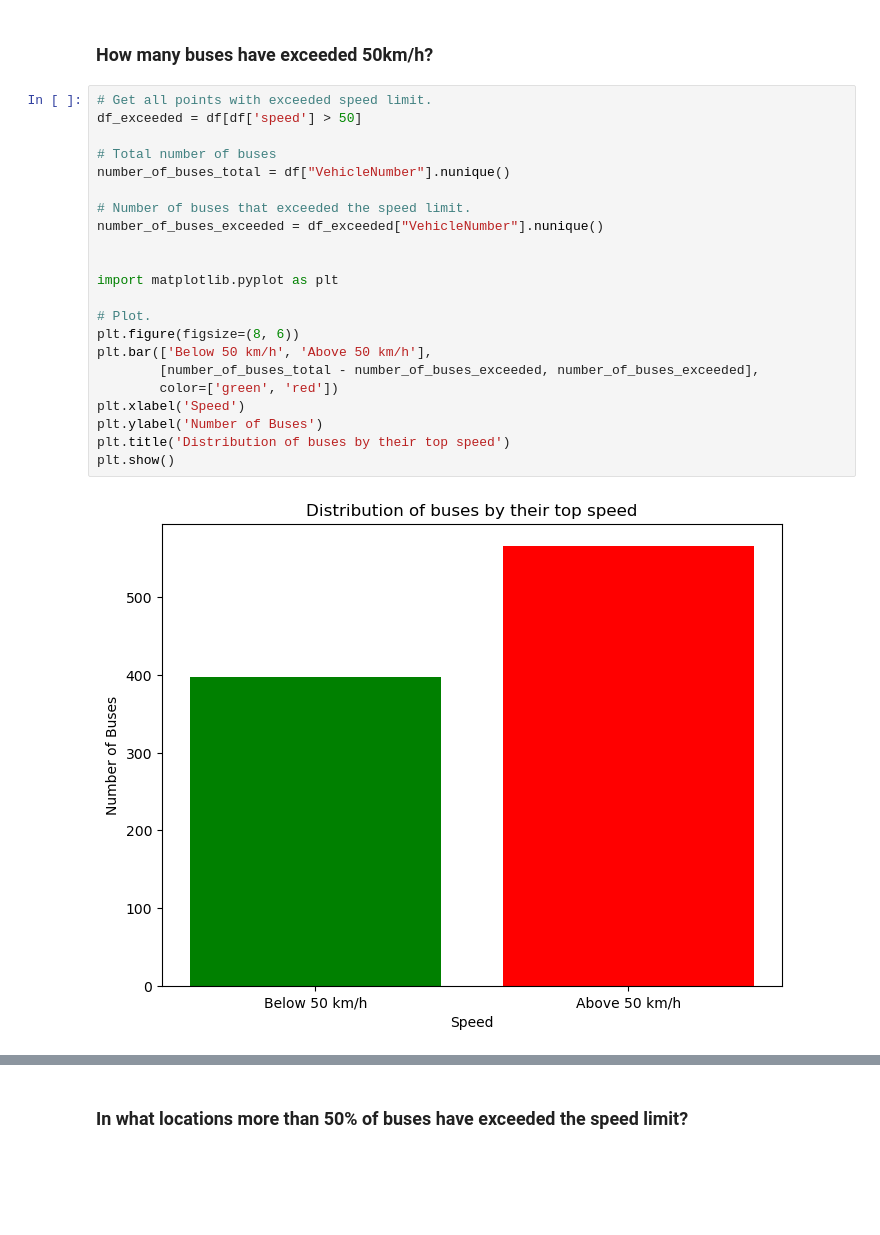
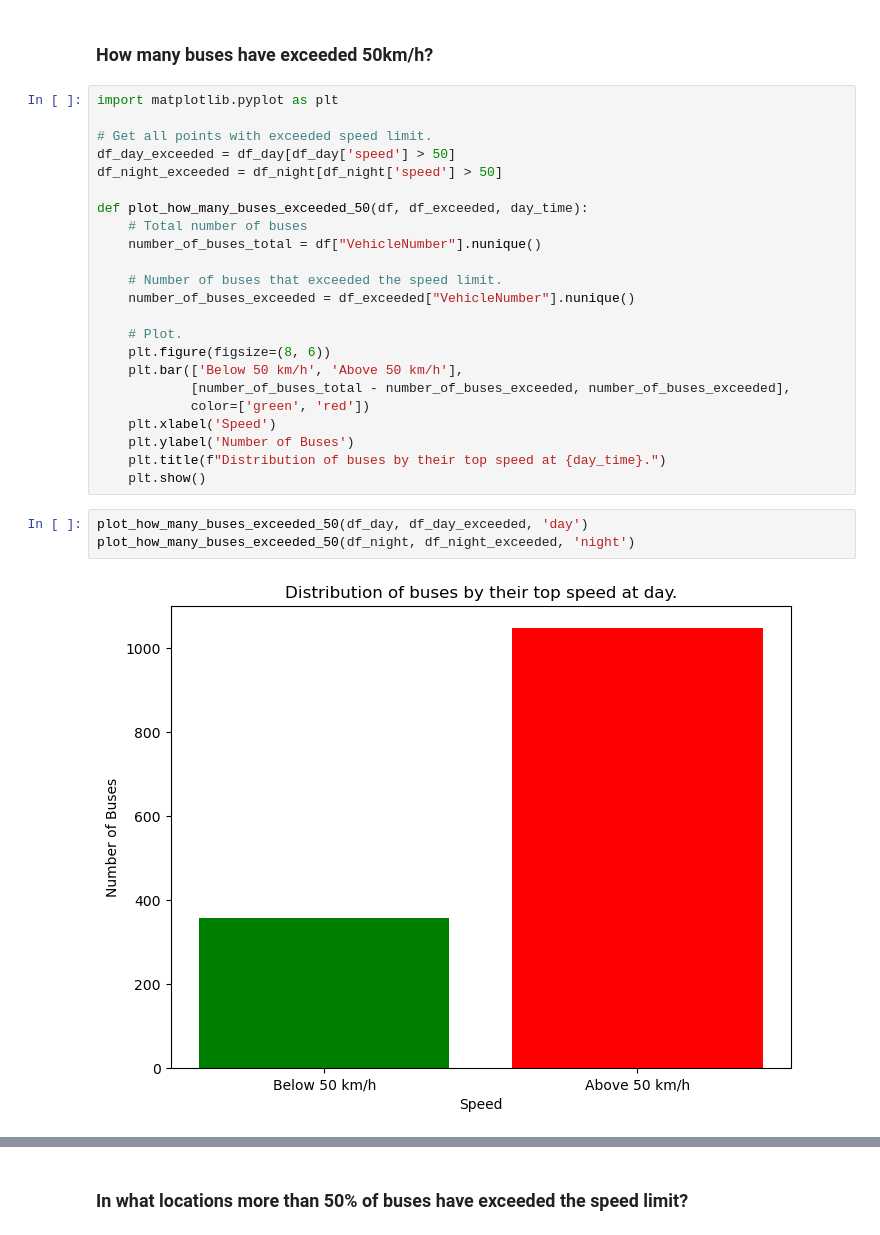
Before and after one commit to patrykmalcher/buses-in-warsaw, a Jupyter notebook: notebook/data-analysis.ipynb, the cells around one changed output, grey strips where cells are left out. Drawn from its saved outputs; the diff is of its cells as text; blank space fills up the shorter version.

```diff
--- a/notebook/data-analysis.ipynb
+++ b/notebook/data-analysis.ipynb
@@ -190,26 +217,30 @@ stats.print_stats()
 # %% [markdown]
 ### How many buses have exceeded 50km/h?
 # %%
-# Get all points with exceeded speed limit.
-df_exceeded = df[df['speed'] > 50]
-
-# Total number of buses
-number_of_buses_total = df["VehicleNumber"].nunique()
-
-# Number of buses that exceeded the speed limit.
-number_of_buses_exceeded = df_exceeded["VehicleNumber"].nunique()
-
-
 import matplotlib.pyplot as plt
 
-# Plot.
-plt.figure(figsize=(8, 6))
-plt.bar(['Below 50 km/h', 'Above 50 km/h'],
-        [number_of_buses_total - number_of_buses_exceeded, number_of_buses_exceeded],
-        color=['green', 'red'])
-plt.xlabel('Speed')
-plt.ylabel('Number of Buses')
-plt.title('Distribution of buses by their top speed')
-plt.show()
+# Get all points with exceeded speed limit.
+df_day_exceeded = df_day[df_day['speed'] > 50]
+df_night_exceeded = df_night[df_night['speed'] > 50]
+
+def plot_how_many_buses_exceeded_50(df, df_exceeded, day_time):
+    # Total number of buses
+    number_of_buses_total = df["VehicleNumber"].nunique()
+
+    # Number of buses that exceeded the speed limit.
+    number_of_buses_exceeded = df_exceeded["VehicleNumber"].nunique()
+
+    # Plot.
+    plt.figure(figsize=(8, 6))
+    plt.bar(['Below 50 km/h', 'Above 50 km/h'],
+            [number_of_buses_total - number_of_buses_exceeded, number_of_buses_exceeded],
+            color=['green', 'red'])
+    plt.xlabel('Speed')
+    plt.ylabel('Number of Buses')
+    plt.title(f"Distribution of buses by their top speed at {day_time}.")
+    plt.show()
-# %% [output]
-[figure, removed]
+# %%
+plot_how_many_buses_exceeded_50(df_day, df_day_exceeded, 'day')
+plot_how_many_buses_exceeded_50(df_night, df_night_exceeded, 'night')
+# %% [output]
+[figure, added]
```
Also changed, not shown: parts of 26 cells of this notebook, 1 other file.
